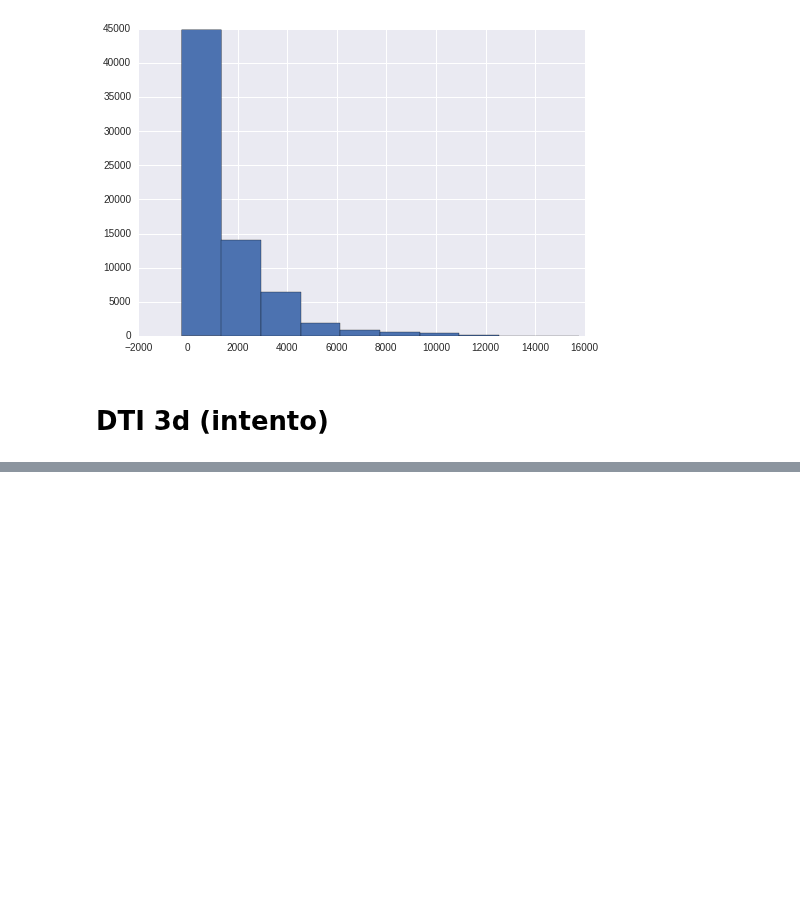
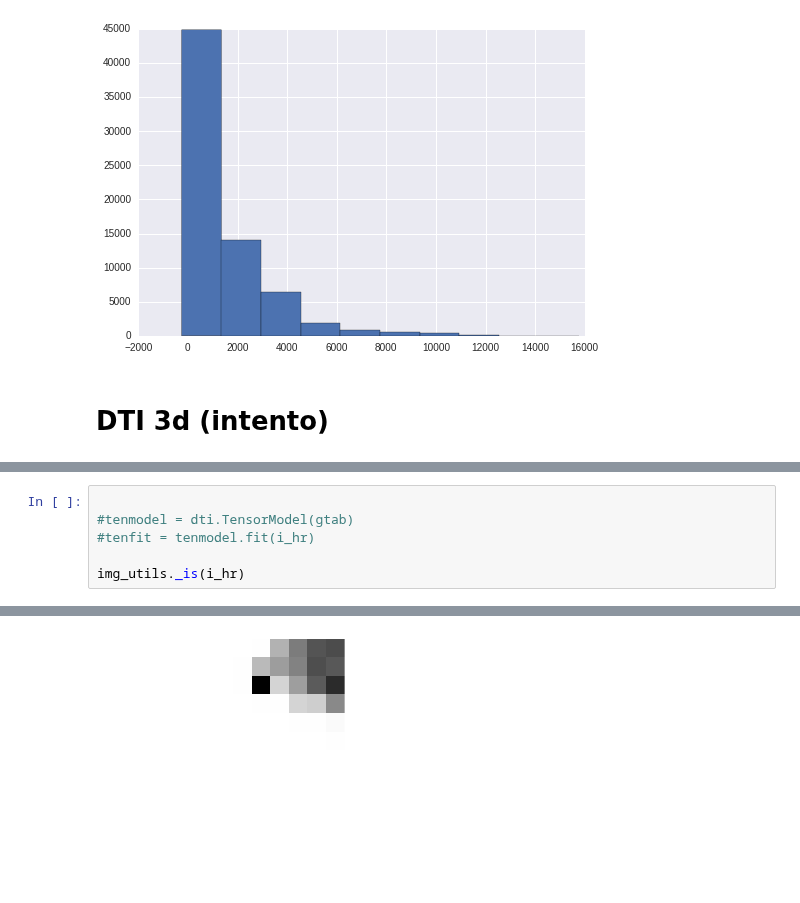
Before and after one commit to egomezsumma/iqt, a Jupyter notebook: Mapl test.ipynb, the cells around one changed output, grey strips where cells are left out. Drawn from its saved outputs; the diff is of its cells as text; blank space fills up the shorter version.

```diff
--- a/Mapl test.ipynb
+++ b/Mapl test.ipynb
@@ -386,0 +464,7 @@ BDBs (40, 1)
+# %%
+
+#tenmodel = dti.TensorModel(gtab)
+#tenfit = tenmodel.fit(i_hr)
+
+img_utils._is(i_hr)
+# %% [output]
@@ -386,0 +472 @@ BDBs (40, 1)
+[figure, added]
```
Also changed, not shown: parts of 18 cells of this notebook, 7 other files.
